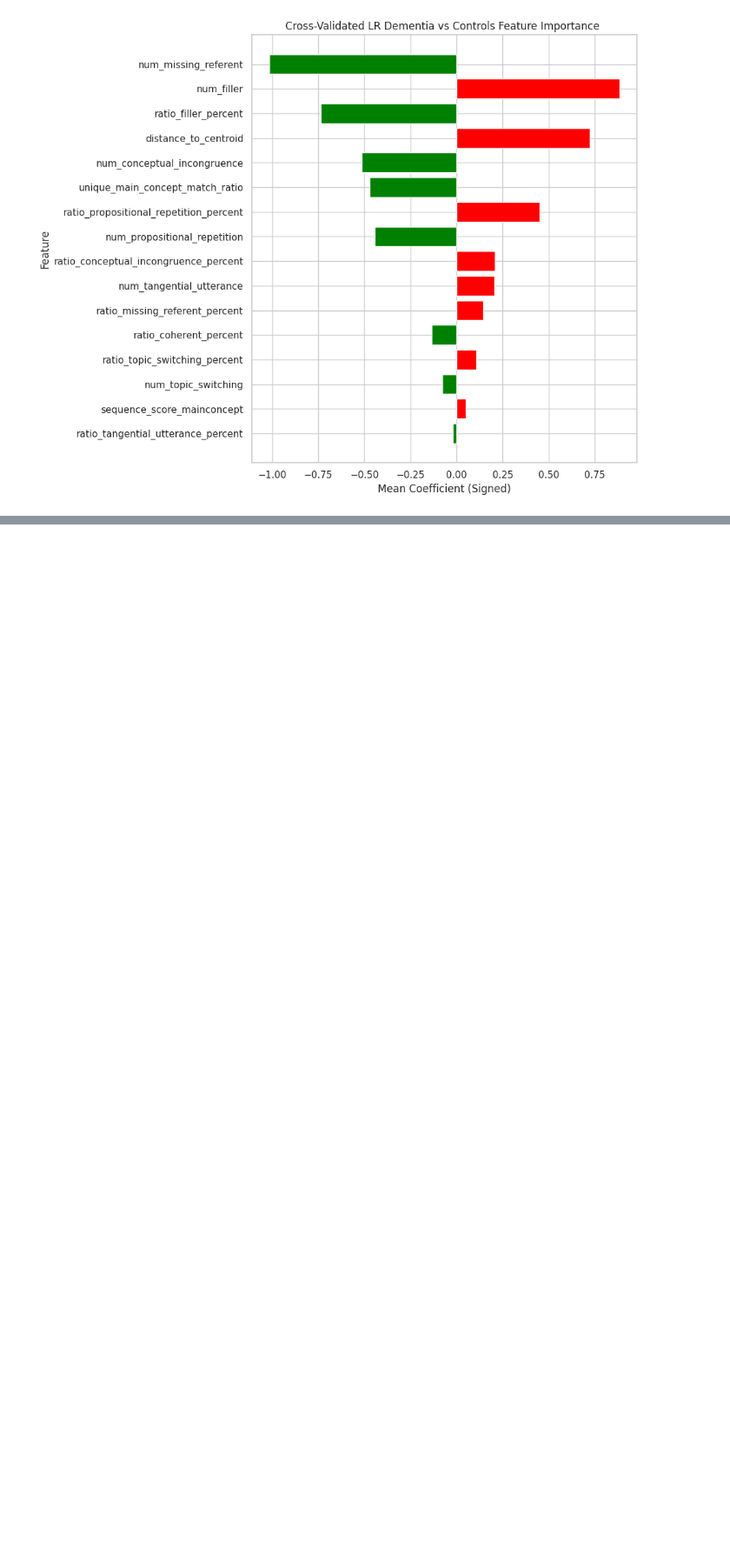
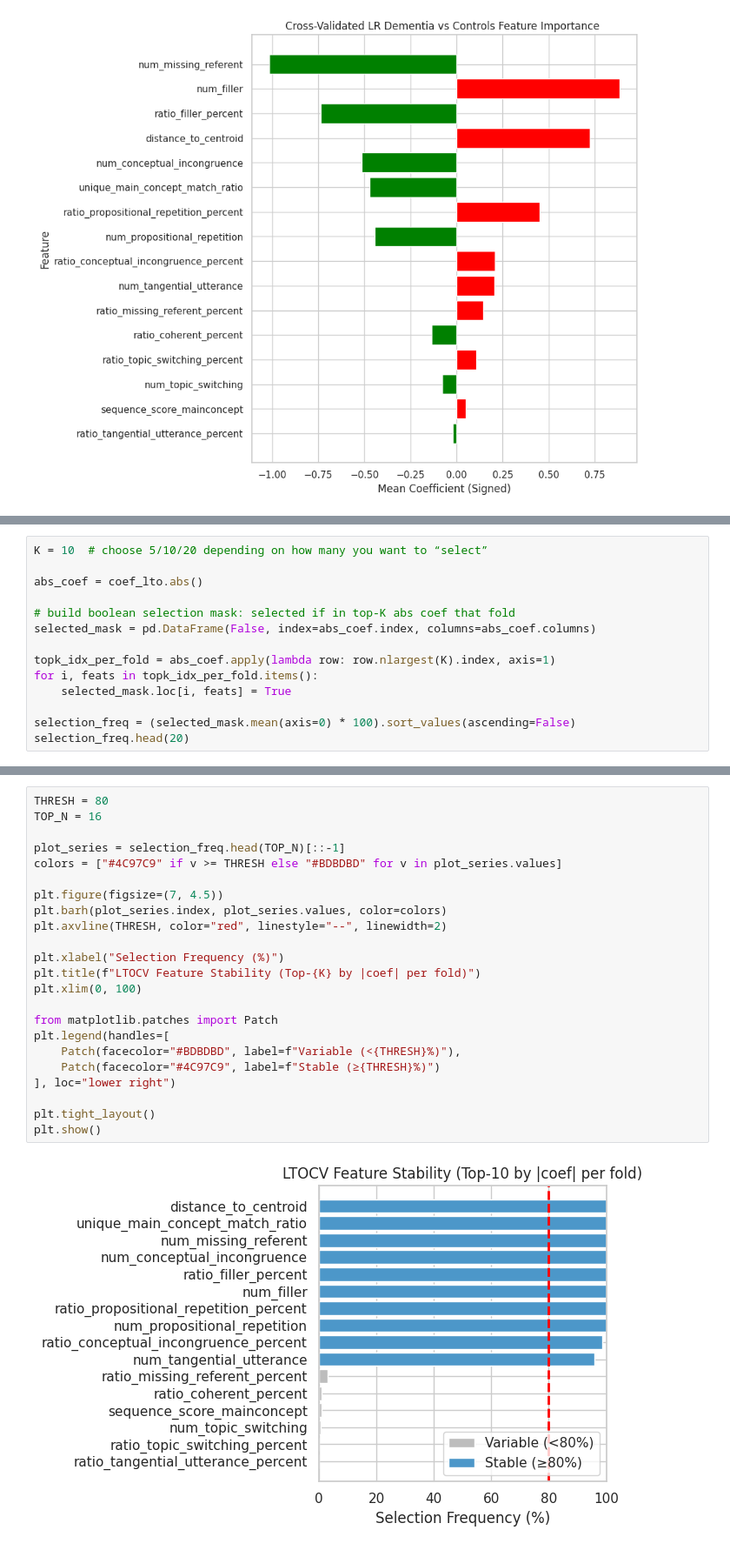
Before and after one commit to cassielee04/mainconcpet_analysis, a Jupyter notebook: src/notebooks/dementia_controls_mainconcept_update.ipynb, the cells around one changed output, grey strips where cells are left out. Shown at 87% size. Saved outputs shown, nothing was run; the diff lists cells and outputs as text; blank space fills up the shorter version.

```diff
--- a/src/notebooks/dementia_controls_mainconcept_update.ipynb
+++ b/src/notebooks/dementia_controls_mainconcept_update.ipynb
@@ -1120,0 +1365,14 @@ plt.show()
+# %%
+K = 10  # choose 5/10/20 depending on how many you want to “select”
+
+abs_coef = coef_lto.abs()
+
+# build boolean selection mask: selected if in top-K abs coef that fold
+selected_mask = pd.DataFrame(False, index=abs_coef.index, columns=abs_coef.columns)
+
+topk_idx_per_fold = abs_coef.apply(lambda row: row.nlargest(K).index, axis=1)
+for i, feats in topk_idx_per_fold.items():
+    selected_mask.loc[i, feats] = True
+
+selection_freq = (selected_mask.mean(axis=0) * 100).sort_values(ascending=False)
+selection_freq.head(20)
@@ -1120,0 +1397,25 @@ plt.show()
+# %%
+THRESH = 80
+TOP_N = 16
+
+plot_series = selection_freq.head(TOP_N)[::-1]
+colors = ["#4C97C9" if v >= THRESH else "#BDBDBD" for v in plot_series.values]
+
+plt.figure(figsize=(7, 4.5))
+plt.barh(plot_series.index, plot_series.values, color=colors)
+plt.axvline(THRESH, color="red", linestyle="--", linewidth=2)
+
+plt.xlabel("Selection Frequency (%)")
+plt.title(f"LTOCV Feature Stability (Top-{K} by |coef| per fold)")
+plt.xlim(0, 100)
+
+from matplotlib.patches import Patch
+plt.legend(handles=[
+    Patch(facecolor="#BDBDBD", label=f"Variable (<{THRESH}%)"),
+    Patch(facecolor="#4C97C9", label=f"Stable (≥{THRESH}%)")
+], loc="lower right")
+
+plt.tight_layout()
+plt.show()
+# %% [output]
+[figure, added]
```
Also changed, not shown: parts of 8 cells of this notebook, 1 other file.
